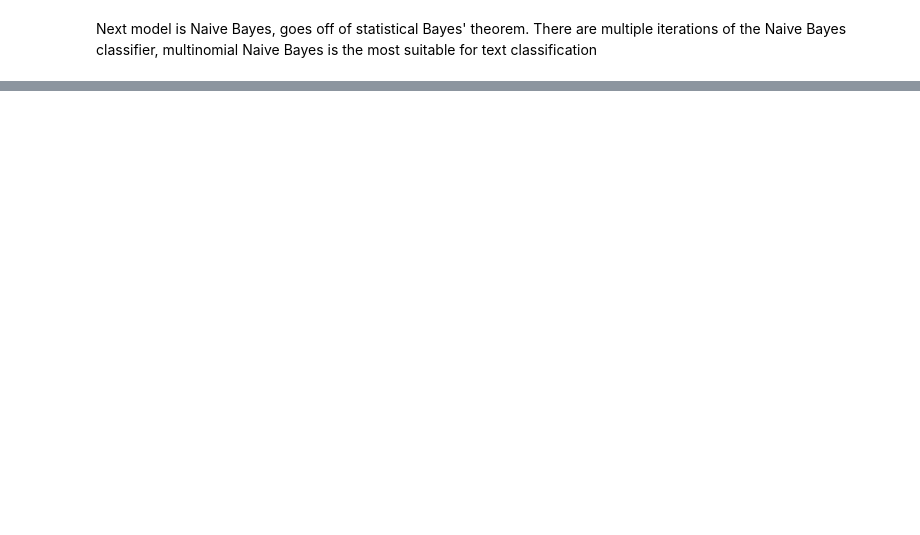
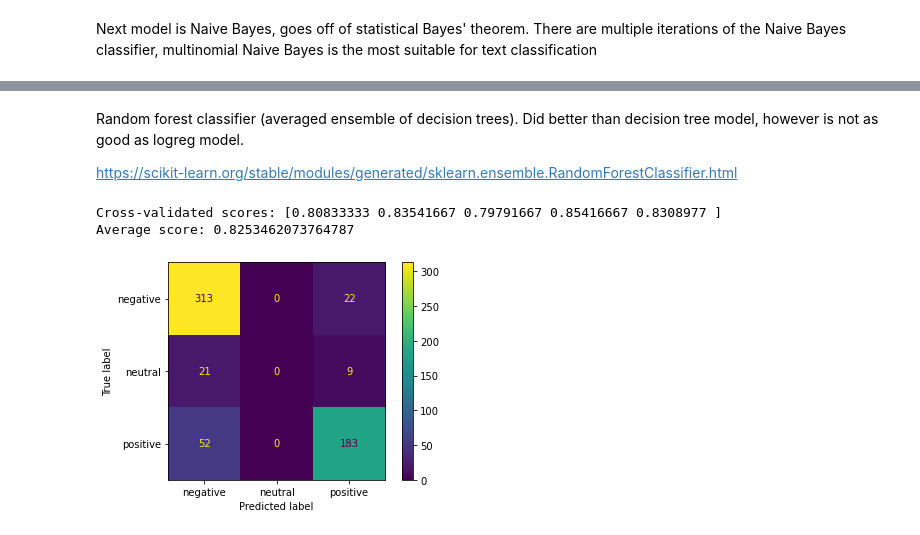
Before and after one commit to nancyho83/ACNH_Review_Sentiment, a Jupyter notebook: animal-crossing-review-analysis.ipynb, the cells around one changed output, grey strips where cells are left out. Saved outputs shown, nothing was run; the diff lists cells and outputs as text; code cells hidden in the pictures; blank space fills up the shorter version.

```diff
--- a/animal-crossing-review-analysis.ipynb
+++ b/animal-crossing-review-analysis.ipynb
@@ -272,0 +287,11 @@ plot_confusion_matrix(mnb_pipe, X_test, y_test)
+# %% [markdown]
+Random forest classifier (averaged ensemble of decision trees). Did better than decision tree model, however is not as good as logreg model.
+
+https://scikit-learn.org/stable/modules/generated/sklearn.ensemble.RandomForestClassifier.html
+# %%
+rf_model = RandomForestClassifier()
+text_classification(rf_model)
+# %% [output]
+Cross-validated scores: [0.80833333 0.83541667 0.79791667 0.85416667 0.8308977 ]
+Average score: 0.8253462073764787
+[figure, added]
```
Also changed, not shown: parts of 10 cells of this notebook.
